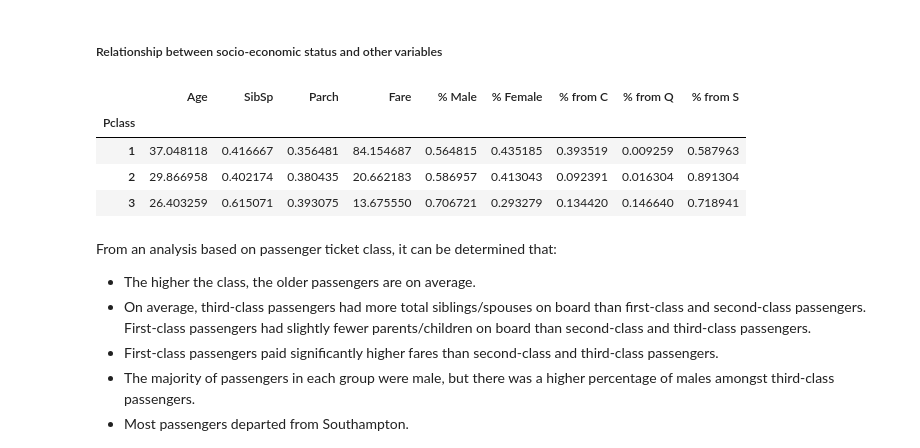
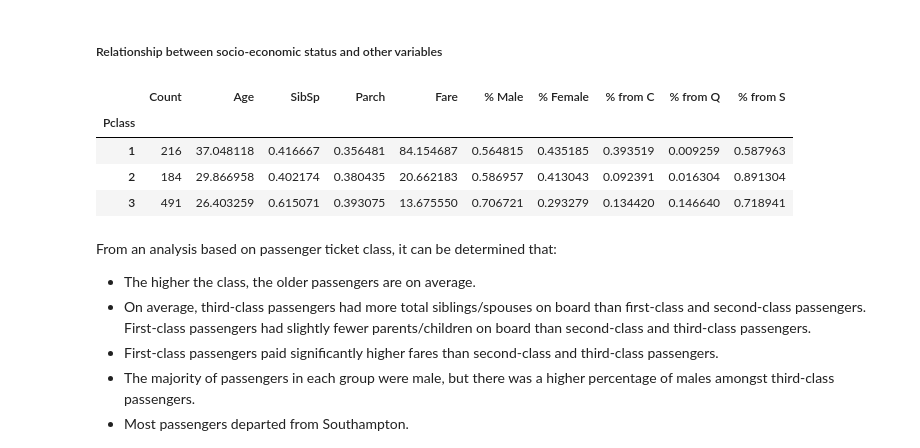
Before and after one commit to mapang02/cse351_final, a Jupyter notebook: final.ipynb, the cells around one changed output. Cells and saved outputs as stored; diff of their text form; code cells hidden in the pictures.

Commit message:
Adjusting some tables and removing unnecessary code

```diff
--- a/final.ipynb
+++ b/final.ipynb
@@ -75,21 +75,22 @@ Data cleaning takeaways:
 # %%
 #Take average of each field for each passenger class
 #For non-numeric features, the percentage of each group with each possible value is used
 pclass_df = titanic_df.copy()
 pclass_df.drop(columns="PassengerId", inplace=True)
 pclass_df["% Male"] = (pclass_df["Sex"] == "male")
 pclass_df["% Female"] = 1 - pclass_df["% Male"]
 pclass_df["% from C"] = (pclass_df["Embarked"] == "C")
 pclass_df["% from Q"] = (pclass_df["Embarked"] == "Q")
 pclass_df["% from S"] = (pclass_df["Embarked"] == "S")
 pclass_average_df = pclass_df.groupby("Pclass").mean()
-pclass_average_df[["Age", "SibSp", "Parch", "Fare", "% Male", "% Female", "% from C", "% from Q", "% from S"]]
+pclass_average_df["Count"] = pclass_df.groupby("Pclass")["Survived"].count()
+pclass_average_df[["Count", "Age", "SibSp", "Parch", "Fare", "% Male", "% Female", "% from C", "% from Q", "% from S"]]
 # %% [output]
-|  | Age | SibSp | Parch | Fare | % Male | % Female | % from C | % from Q | % from S |
-| Pclass |  |  |  |  |  |  |  |  |  |
-| 1 | 37.048118 | 0.416667 | 0.356481 | 84.154687 | 0.564815 | 0.435185 | 0.393519 | 0.009259 | 0.587963 |
-| 2 | 29.866958 | 0.402174 | 0.380435 | 20.662183 | 0.586957 | 0.413043 | 0.092391 | 0.016304 | 0.891304 |
-| 3 | 26.403259 | 0.615071 | 0.393075 | 13.675550 | 0.706721 | 0.293279 | 0.134420 | 0.146640 | 0.718941 |
+|  | Count | Age | SibSp | Parch | Fare | % Male | % Female | % from C | % from Q | % from S |
+| Pclass |  |  |  |  |  |  |  |  |  |  |
+| 1 | 216 | 37.048118 | 0.416667 | 0.356481 | 84.154687 | 0.564815 | 0.435185 | 0.393519 | 0.009259 | 0.587963 |
+| 2 | 184 | 29.866958 | 0.402174 | 0.380435 | 20.662183 | 0.586957 | 0.413043 | 0.092391 | 0.016304 | 0.891304 |
+| 3 | 491 | 26.403259 | 0.615071 | 0.393075 | 13.675550 | 0.706721 | 0.293279 | 0.134420 | 0.146640 | 0.718941 |
 # %% [markdown]
 From an analysis based on passenger ticket class, it can be determined that:
 * The higher the class, the older passengers are on average.
```
Also changed, not shown: parts of 19 cells of this notebook.
